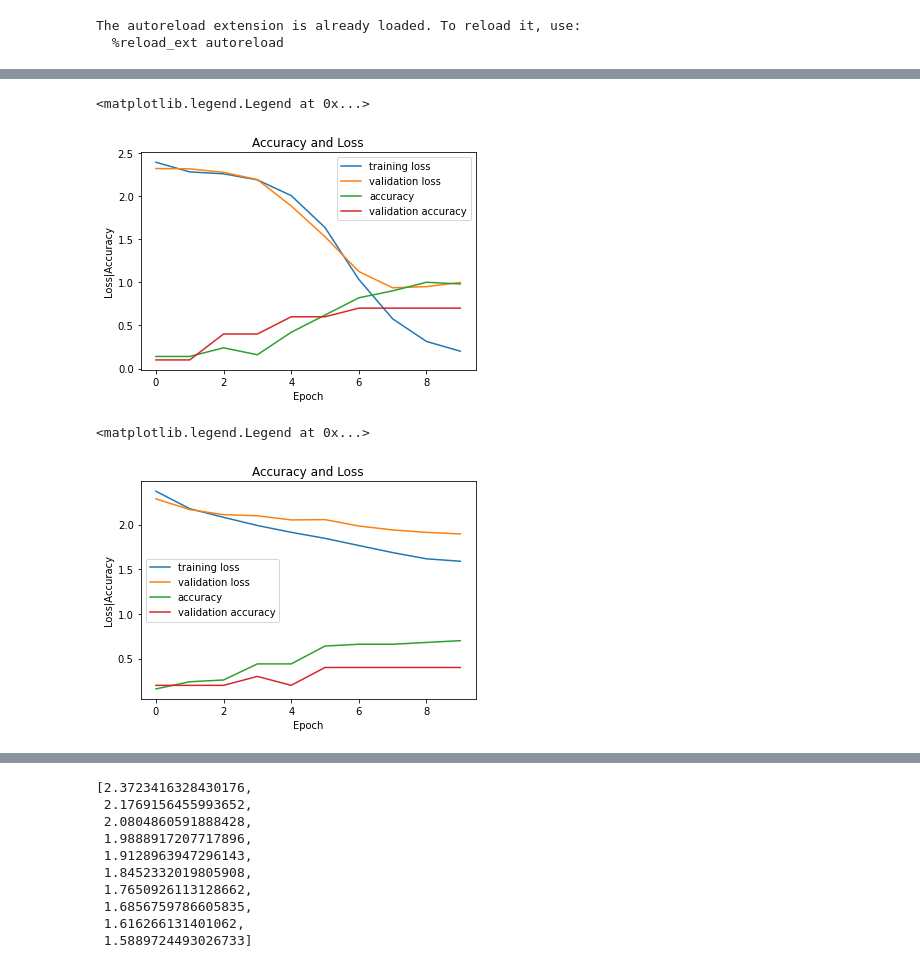
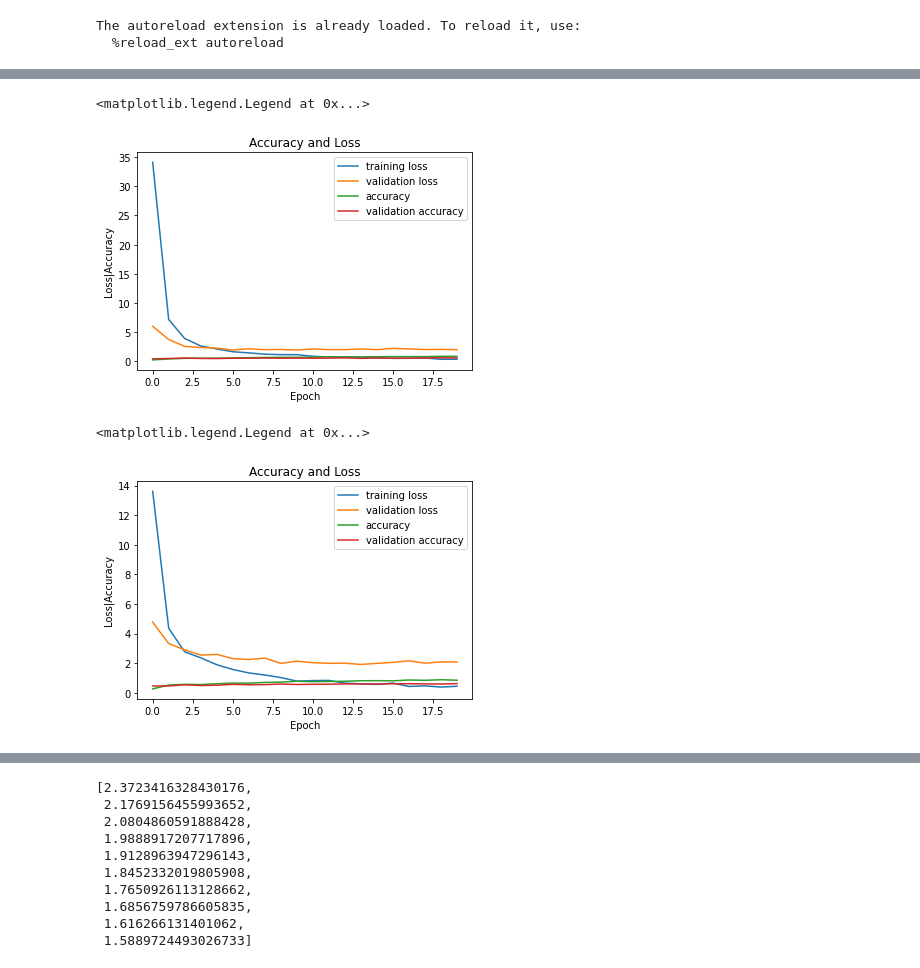
Before and after one commit to vutuanhai237/DynamicQNN, a Jupyter notebook: codes/baseline.ipynb, the cells around one changed output, grey strips where cells are left out. Drawn from its saved outputs; the diff is of its cells as text; code cells hidden in the pictures.

Commit message:
Update model classical

```diff
--- a/codes/baseline.ipynb
+++ b/codes/baseline.ipynb
@@ -74,0 +13,26 @@ plt.imshow(x_val[0])
+# %%
+(x_train, y_train), (x_test, y_test) = keras.datasets.mnist.load_data()
+x_val, y_val = x_train[6:8,:], y_train[6:8]
+x_train, y_train = x_train[:6,:], y_train[:6]
+x_test, y_test = x_test[:2,:], y_test[:2]
+
+x_train = x_train.reshape(x_train.shape[0], 28, 28, 1)
+x_val = x_val.reshape(x_val.shape[0], 28, 28, 1)
+x_test = x_test.reshape(x_test.shape[0], 28, 28, 1)
+y_train = np_utils.to_categorical(y_train, 10)
+y_val = np_utils.to_categorical(y_val, 10)
+y_test = np_utils.to_categorical(y_test, 10)
+
+xq_train = []
+for x_train_item in x_train:
+    xq_train.append(classical_part.quantum_model(x_train_item))
+xq_train = np.array(xq_train)
+
+xq_val = []
+for x_val_item in x_val:
+    xq_val.append(classical_part.quantum_model(x_val_item))
+xq_val = np.array(xq_val)
+
+xq_test = []
+for x_test_item in x_test:
+    xq_test.append(classical_part.quantum_model(x_test_item))
@@ -75,5 +44,6 @@ plt.imshow(x_val[0])
 # %%
 cmodel = classical_part.classical_model()
+c2model = classical_part.hybrid_model()
 hmodel = classical_part.hybrid_model()
 # %%
 cmodel.compile(loss='categorical_crossentropy',
@@ -137,0 +107,6 @@ test loss, test acc: [0.6002498269081116, 0.8334000110626221]
+# %%
+c2model.compile(loss='categorical_crossentropy',
+              optimizer='adam',
+              metrics=['accuracy'])
+H3 = c2model.fit(x_train, y_train, validation_data=(x_val, y_val),
+          batch_size=16, epochs=20, verbose=1)
@@ -138,7 +119,7 @@ test loss, test acc: [0.6002498269081116, 0.8334000110626221]
 # %%
 # 8. Vẽ đồ thị loss, accuracy của traning set và validation set
 fig = plt.figure()
-numOfEpoch = 10
+numOfEpoch = 20
 plt.plot(np.arange(0, numOfEpoch), H1.history['loss'], label='training loss')
 plt.plot(np.arange(0, numOfEpoch), H1.history['val_loss'], label='validation loss')
 plt.plot(np.arange(0, numOfEpoch), H1.history['accuracy'], label='accuracy')
@@ -149,22 +130,22 @@ plt.ylabel('Loss|Accuracy')
 plt.legend()
 # %% [output]
 <matplotlib.legend.Legend at 0x...>
-[figure, old version]
+[figure, new version]
 # %%
 # 8. Vẽ đồ thị loss, accuracy của traning set và validation set
 fig = plt.figure()
-numOfEpoch = 10
-plt.plot(np.arange(0, numOfEpoch), H2.history['loss'], label='training loss')
-plt.plot(np.arange(0, numOfEpoch), H2.history['val_loss'], label='validation loss')
-plt.plot(np.arange(0, numOfEpoch), H2.history['accuracy'], label='accuracy')
-plt.plot(np.arange(0, numOfEpoch), H2.history['val_accuracy'], label='validation accuracy')
+numOfEpoch = 20
+plt.plot(np.arange(0, numOfEpoch), H3.history['loss'], label='training loss')
+plt.plot(np.arange(0, numOfEpoch), H3.history['val_loss'], label='validation loss')
+plt.plot(np.arange(0, numOfEpoch), H3.history['accuracy'], label='accuracy')
+plt.plot(np.arange(0, numOfEpoch), H3.history['val_accuracy'], label='validation accuracy')
 plt.title('Accuracy and Loss')
 plt.xlabel('Epoch')
 plt.ylabel('Loss|Accuracy')
 plt.legend()
 # %% [output]
 <matplotlib.legend.Legend at 0x...>
-[figure, old version]
+[figure, new version]
 # %%
 H1.history['loss']
 np.savetxt('h1history.txt', H1.history['loss'])
```
Also changed, not shown: parts of 17 cells of this notebook, 3 other files.
